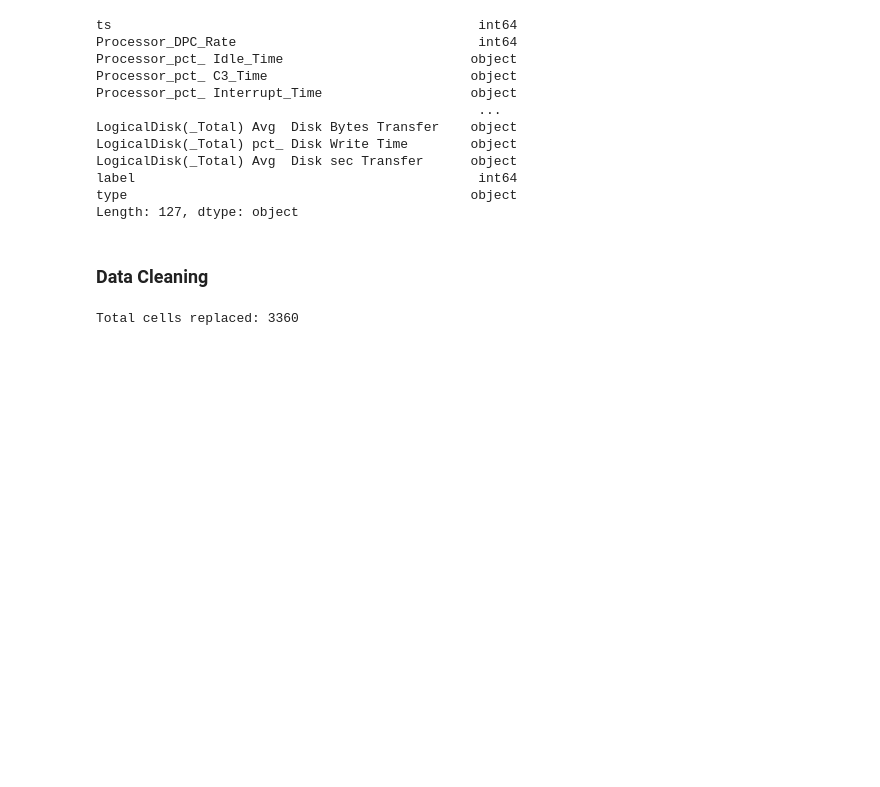
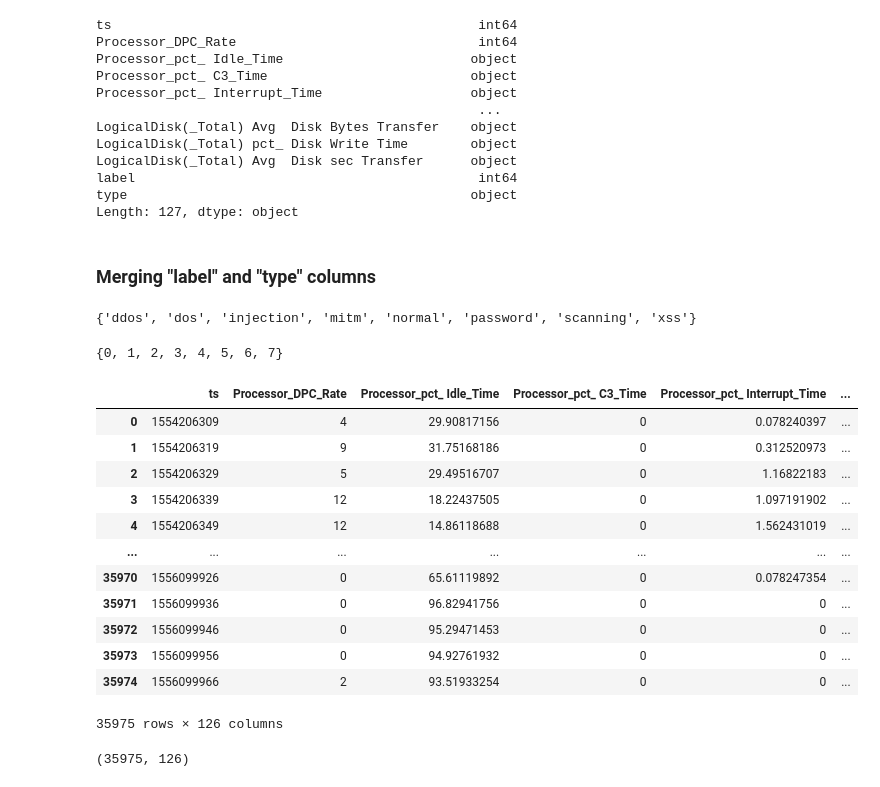
Before and after one commit to roshankumar2303/IDS-ML-MiniProject, a Jupyter notebook: notebooks/nb-brk.ipynb, the cells around one changed output. Cells and saved outputs as stored; diff of their text form; code cells hidden in the pictures; blank space fills up the shorter version.

```diff
--- a/notebooks/nb-brk.ipynb
+++ b/notebooks/nb-brk.ipynb
@@ -33,19 +41,50 @@ LogicalDisk(_Total) Avg  Disk sec Transfer      object
 label                                            int64
 type                                            object
 Length: 127, dtype: object
-# %% [markdown]
-### Data Cleaning
-# %%
-total_NaN_count = 0
-for column in df.iloc[:, : DF_COL_COUNT - 2]:
-    df[column] = pd.to_numeric(df[column], errors="coerce")
-    total_NaN_count += df[column].isna().sum()
-
-    column_mean = df[column].mean()
-    df[column].fillna(value=column_mean, inplace=True)
-print("Total cells replaced: {}".format(total_NaN_count))
-# %% [output]
-Total cells replaced: 3360
+# %% [markdown]
+### Merging "label" and "type" columns
+# %%
+df.drop(columns="label", inplace=True)
+# %%
+set(df["type"])
+# %% [output]
+{'ddos', 'dos', 'injection', 'mitm', 'normal', 'password', 'scanning', 'xss'}
+# %%
+labels = {
+    "normal": 0,
+    "ddos": 1,
+    "dos": 2,
+    "injection": 3,
+    "mitm": 4,
+    "password": 5,
+    "scanning": 6,
+    "xss": 7,
+}
+df["type"].replace(to_replace=labels, inplace=True)
+# %%
+set(df["type"])
+# %% [output]
+{0, 1, 2, 3, 4, 5, 6, 7}
+# %%
+df
+# %% [output]
+|  | ts | Processor_DPC_Rate | Processor_pct_ Idle_Time | Processor_pct_ C3_Time | Processor_pct_ Interrupt_Time | ... |
+| 0 | 1554206309 | 4 | 29.90817156 | 0 | 0.078240397 | ... |
+| 1 | 1554206319 | 9 | 31.75168186 | 0 | 0.312520973 | ... |
+| 2 | 1554206329 | 5 | 29.49516707 | 0 | 1.16822183 | ... |
+| 3 | 1554206339 | 12 | 18.22437505 | 0 | 1.097191902 | ... |
+| 4 | 1554206349 | 12 | 14.86118688 | 0 | 1.562431019 | ... |
+| ... | ... | ... | ... | ... | ... | ... |
+| 35970 | 1556099926 | 0 | 65.61119892 | 0 | 0.078247354 | ... |
+| 35971 | 1556099936 | 0 | 96.82941756 | 0 | 0 | ... |
+| 35972 | 1556099946 | 0 | 95.29471453 | 0 | 0 | ... |
+| 35973 | 1556099956 | 0 | 94.92761932 | 0 | 0 | ... |
+| 35974 | 1556099966 | 2 | 93.51933254 | 0 | 0 | ... |
+35975 rows × 126 columns
+# %%
+df.shape
+# %% [output]
+(35975, 126)
 # %%
 df.dtypes
 # %% [output]
```
Also changed, not shown: parts of 29 cells of this notebook.
